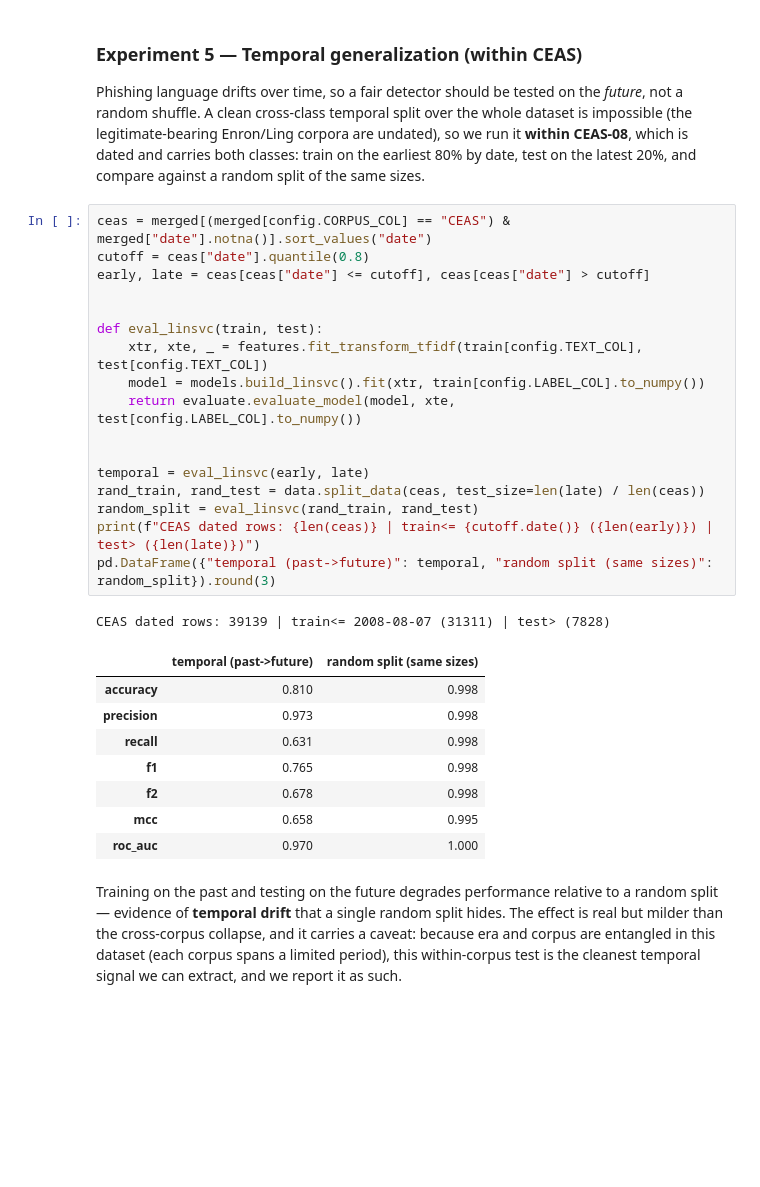
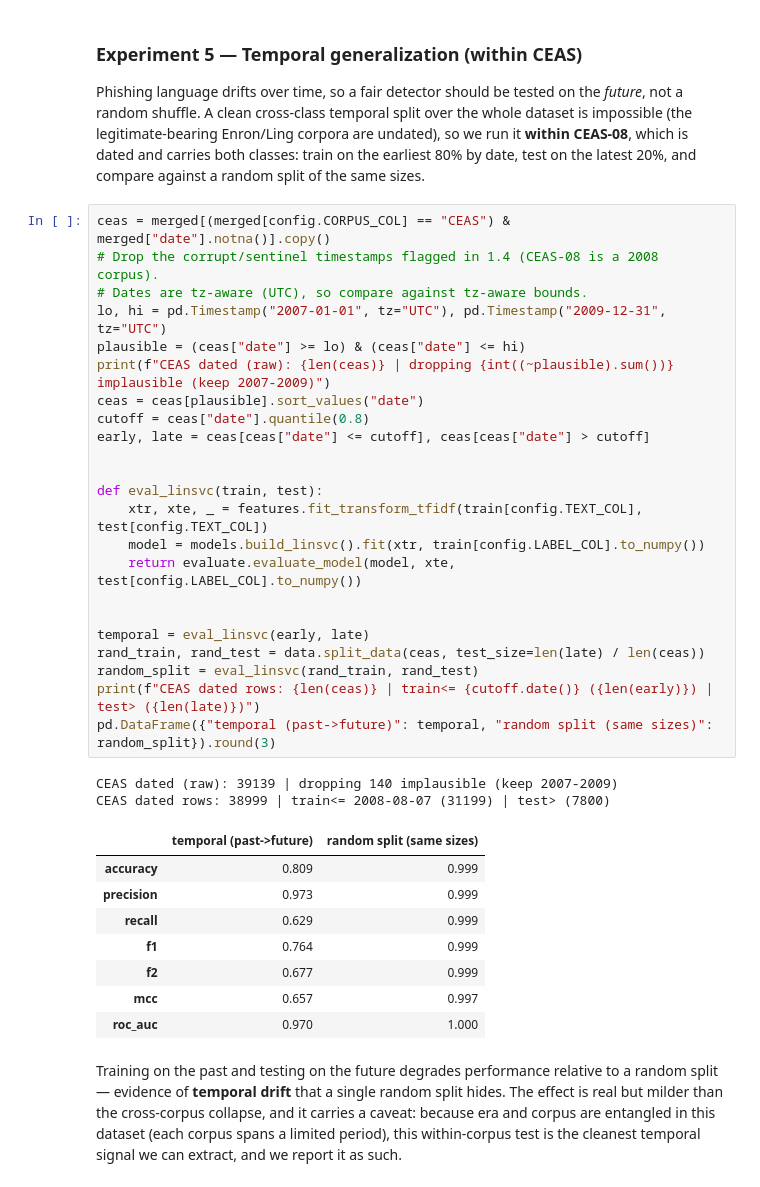
Before and after one commit to Imreec/phishing-detection-ds-cyber, a Jupyter notebook: notebooks/phishing_critique.ipynb, the cells around one changed output. Saved outputs shown, nothing was run; the diff lists cells and outputs as text; blank space fills up the shorter version.

Commit message:
fix: correct token-autopsy claim, handle corrupt CEAS dates, silence FutureWarning

```diff
--- a/notebooks/phishing_critique.ipynb
+++ b/notebooks/phishing_critique.ipynb
@@ -648,31 +653,38 @@ a random shuffle. A clean cross-class temporal split over the whole dataset is i
 which is dated and carries both classes: train on the earliest 80% by date, test on the
 latest 20%, and compare against a random split of the same sizes.
 # %%
-ceas = merged[(merged[config.CORPUS_COL] == "CEAS") & merged["date"].notna()].sort_values("date")
+ceas = merged[(merged[config.CORPUS_COL] == "CEAS") & merged["date"].notna()].copy()
+# Drop the corrupt/sentinel timestamps flagged in 1.4 (CEAS-08 is a 2008 corpus).
+# Dates are tz-aware (UTC), so compare against tz-aware bounds.
+lo, hi = pd.Timestamp("2007-01-01", tz="UTC"), pd.Timestamp("2009-12-31", tz="UTC")
+plausible = (ceas["date"] >= lo) & (ceas["date"] <= hi)
+print(f"CEAS dated (raw): {len(ceas)} | dropping {int((~plausible).sum())} implausible (keep 2007-2009)")
+ceas = ceas[plausible].sort_values("date")
 cutoff = ceas["date"].quantile(0.8)
 early, late = ceas[ceas["date"] <= cutoff], ceas[ceas["date"] > cutoff]
 
 
 def eval_linsvc(train, test):
     xtr, xte, _ = features.fit_transform_tfidf(train[config.TEXT_COL], test[config.TEXT_COL])
     model = models.build_linsvc().fit(xtr, train[config.LABEL_COL].to_numpy())
     return evaluate.evaluate_model(model, xte, test[config.LABEL_COL].to_numpy())
 
 
 temporal = eval_linsvc(early, late)
 rand_train, rand_test = data.split_data(ceas, test_size=len(late) / len(ceas))
 random_split = eval_linsvc(rand_train, rand_test)
 print(f"CEAS dated rows: {len(ceas)} | train<= {cutoff.date()} ({len(early)}) | test> ({len(late)})")
 pd.DataFrame({"temporal (past->future)": temporal, "random split (same sizes)": random_split}).round(3)
 # %% [output]
-CEAS dated rows: 39139 | train<= 2008-08-07 (31311) | test> (7828)
+CEAS dated (raw): 39139 | dropping 140 implausible (keep 2007-2009)
+CEAS dated rows: 38999 | train<= 2008-08-07 (31199) | test> (7800)
 |  | temporal (past->future) | random split (same sizes) |
-| accuracy | 0.810 | 0.998 |
-| precision | 0.973 | 0.998 |
-| recall | 0.631 | 0.998 |
-| f1 | 0.765 | 0.998 |
-| f2 | 0.678 | 0.998 |
-| mcc | 0.658 | 0.995 |
+| accuracy | 0.809 | 0.999 |
+| precision | 0.973 | 0.999 |
+| recall | 0.629 | 0.999 |
+| f1 | 0.764 | 0.999 |
+| f2 | 0.677 | 0.999 |
+| mcc | 0.657 | 0.997 |
 | roc_auc | 0.970 | 1.000 |
 # %% [markdown]
 Training on the past and testing on the future degrades performance relative to a random
```
Also changed, not shown: parts of 2 cells of this notebook, 2 other files.
